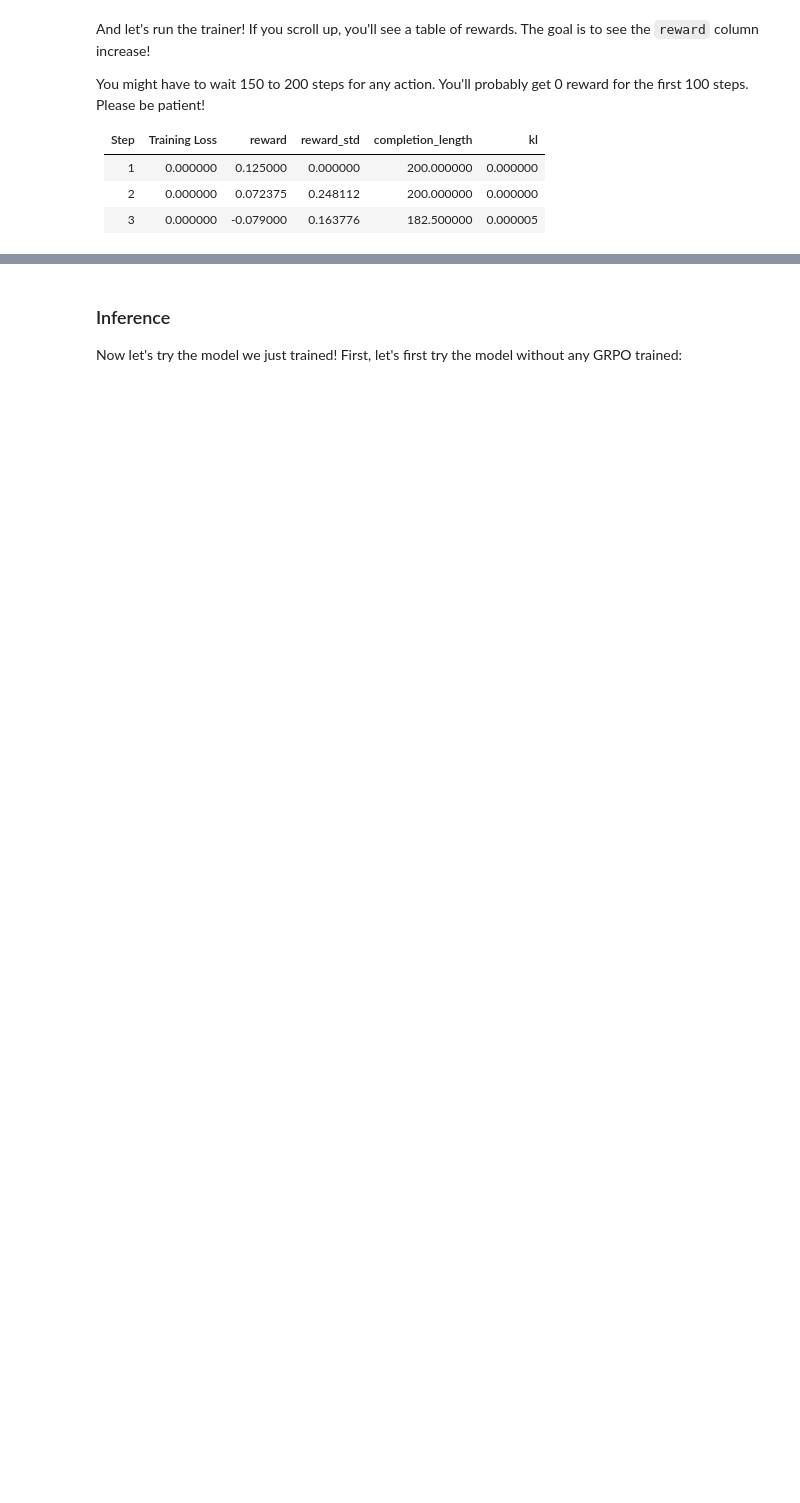
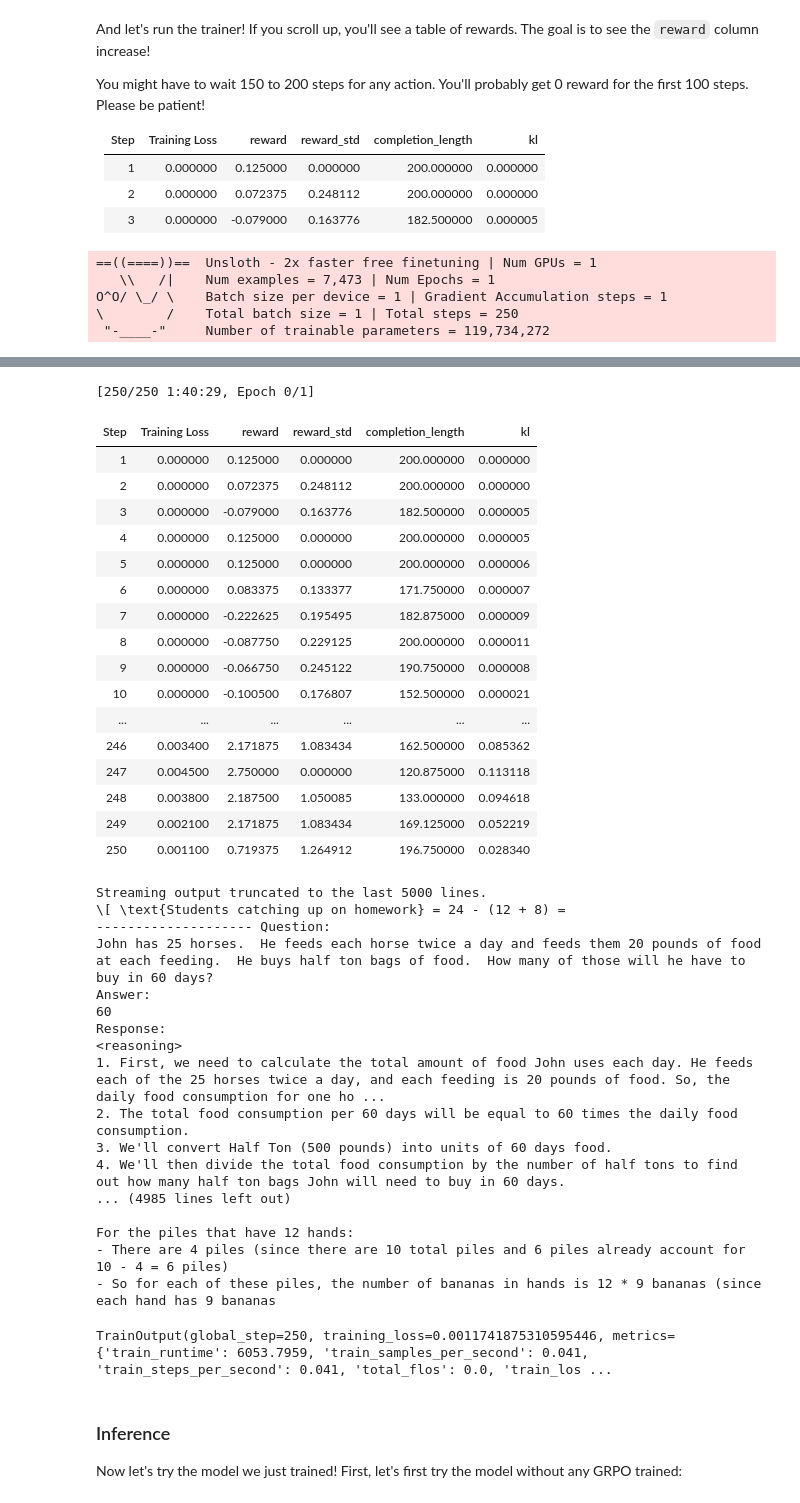
Before and after one commit to pilltong22/OSS-ChatBot, a Jupyter notebook: nb/Qwen2.5_(3B)-GRPO.ipynb, the cells around one changed output, grey strips where cells are left out. Drawn from its saved outputs; the diff is of its cells as text; code cells hidden in the pictures; blank space fills up the shorter version.

```diff
--- a/nb/Qwen2.5_(3B)-GRPO.ipynb
+++ b/nb/Qwen2.5_(3B)-GRPO.ipynb
@@ -214,17 +208,18 @@ def xmlcount_reward_func(completions, **kwargs) -> list[float]:
     contents = [completion[0]["content"] for completion in completions]
     return [count_xml(c) for c in contents]
 
-
-#새로운 보상 함수 정의
-def uppercase_reward(completions, **kwargs):
+# 새로운 보상 함수 정의
+def uppercase_reward_func(completions, **kwargs):
     responses = [completion[0]["content"] for completion in completions]
-    return [1.0 if r.strip()[0].isupper() else -1.0 for r in responses]
+    return [1.0 if r.strip().isupper() else -1.0 for r in responses]
 # %% [markdown]
 <a name="Train"></a>
 ### Train the model
 
 Now set up GRPO Trainer and all configurations!
 # %%
+from unsloth import is_bfloat16_supported
+
 from trl import GRPOConfig, GRPOTrainer
 training_args = GRPOConfig(
     use_vllm = True, # use vLLM for fast inference!
@@ -236,9 +231,9 @@ training_args = GRPOConfig(
     lr_scheduler_type = "cosine",
     optim = "adamw_8bit",
     logging_steps = 1,
+    per_device_train_batch_size = 1,
     bf16 = is_bfloat16_supported(),
     fp16 = not is_bfloat16_supported(),
-    per_device_train_batch_size = 1,
     gradient_accumulation_steps = 1, # Increase to 4 for smoother training
     num_generations = 8, # Decrease if out of memory
     max_prompt_length = 256,
@@ -249,5 +244,4 @@ training_args = GRPOConfig(
     max_grad_norm = 0.1,
     report_to = "none", # Can use Weights & Biases
     output_dir = "outputs",
-    generation_kwargs = generation_kwargs,  # ✅ 이 줄 추가!
 )
@@ -266,14 +262,20 @@ trainer = GRPOTrainer(
     model = model,
     processing_class = tokenizer,
     reward_funcs = [
+        uppercase_reward_func,
         xmlcount_reward_func,
         soft_format_reward_func,
         strict_format_reward_func,
         int_reward_func,
         correctness_reward_func,
-        uppercase_reward,
     ],
     args = training_args,
     train_dataset = dataset,
 )
 trainer.train()
+# %% [output]
+==((====))==  Unsloth - 2x faster free finetuning | Num GPUs = 1
+   \\   /|    Num examples = 7,473 | Num Epochs = 1
+O^O/ \_/ \    Batch size per device = 1 | Gradient Accumulation steps = 1
+\        /    Total batch size = 1 | Total steps = 250
+ "-____-"     Number of trainable parameters = 119,734,272
@@ -280,3 +299,39 @@ trainer.train()
+[250/250 1:40:29, Epoch 0/1]
+| Step | Training Loss | reward | reward_std | completion_length | kl |
+| 1 | 0.000000 | 0.125000 | 0.000000 | 200.000000 | 0.000000 |
+| 2 | 0.000000 | 0.072375 | 0.248112 | 200.000000 | 0.000000 |
+| 3 | 0.000000 | -0.079000 | 0.163776 | 182.500000 | 0.000005 |
+| 4 | 0.000000 | 0.125000 | 0.000000 | 200.000000 | 0.000005 |
+| 5 | 0.000000 | 0.125000 | 0.000000 | 200.000000 | 0.000006 |
+| 6 | 0.000000 | 0.083375 | 0.133377 | 171.750000 | 0.000007 |
+| 7 | 0.000000 | -0.222625 | 0.195495 | 182.875000 | 0.000009 |
+| 8 | 0.000000 | -0.087750 | 0.229125 | 200.000000 | 0.000011 |
+| 9 | 0.000000 | -0.066750 | 0.245122 | 190.750000 | 0.000008 |
+| 10 | 0.000000 | -0.100500 | 0.176807 | 152.500000 | 0.000021 |
+| ... | ... | ... | ... | ... | ... |
+| 246 | 0.003400 | 2.171875 | 1.083434 | 162.500000 | 0.085362 |
+| 247 | 0.004500 | 2.750000 | 0.000000 | 120.875000 | 0.113118 |
+| 248 | 0.003800 | 2.187500 | 1.050085 | 133.000000 | 0.094618 |
+| 249 | 0.002100 | 2.171875 | 1.083434 | 169.125000 | 0.052219 |
+| 250 | 0.001100 | 0.719375 | 1.264912 | 196.750000 | 0.028340 |
+Streaming output truncated to the last 5000 lines.
+\[ \text{Students catching up on homework} = 24 - (12 + 8) =
+-------------------- Question:
+John has 25 horses.  He feeds each horse twice a day and feeds them 20 pounds of food at each feeding.  He buys half ton bags of food.  How many of those will he have to buy in 60 days?
+Answer:
+60
+Response:
+<reasoning>
+1. First, we need to calculate the total amount of food John uses each day. He feeds each of the 25 horses twice a day, and each feeding is 20 pounds of food. So, the daily food consumption for one ho ...
+2. The total food consumption per 60 days will be equal to 60 times the daily food consumption.
+3. We'll convert Half Ton (500 pounds) into units of 60 days food.
+4. We'll then divide the total food consumption by the number of half tons to find out how many half ton bags John will need to buy in 60 days.
+... (4985 lines left out)
+
+For the piles that have 12 hands:
+- There are 4 piles (since there are 10 total piles and 6 piles already account for 10 - 4 = 6 piles)
+- So for each of these piles, the number of bananas in hands is 12 * 9 bananas (since each hand has 9 bananas
+TrainOutput(global_step=250, training_loss=0.0011741875310595446, metrics={'train_runtime': 6053.7959, 'train_samples_per_second': 0.041, 'train_steps_per_second': 0.041, 'total_flos': 0.0, 'train_los ...
 # %% [markdown]
 <a name="Inference"></a>
 ### Inference
```
Also changed, not shown: parts of 5 cells of this notebook.
